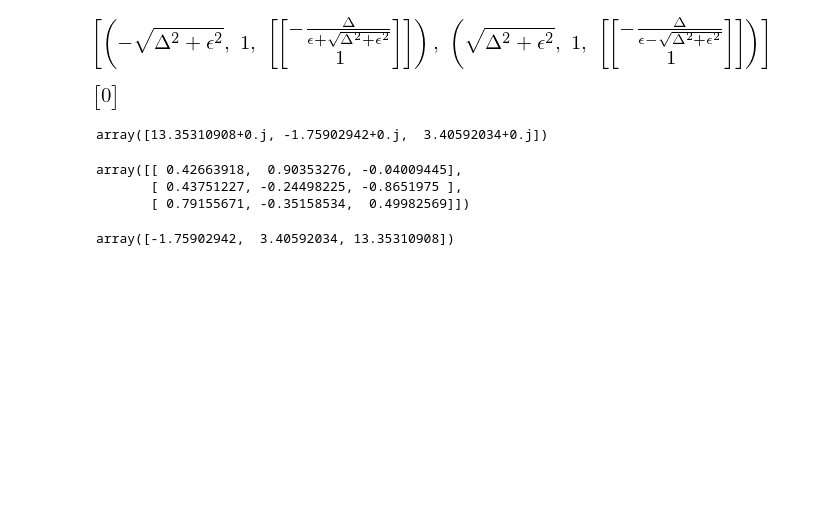
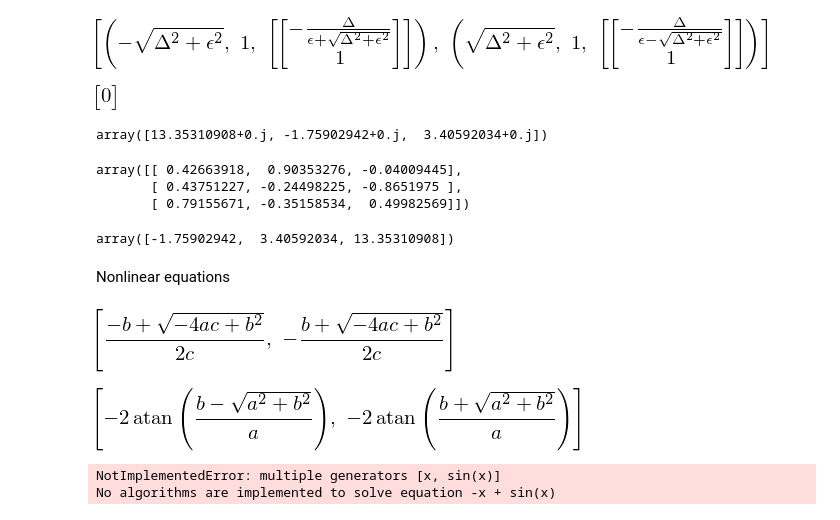
Before and after one commit to SamMachariaPhD/Numerical_Python, a Jupyter notebook: Chapter 5 -- Equation Solving.ipynb, the cells around one changed output. Drawn from its saved outputs; the diff is of its cells as text; code cells hidden in the pictures; blank space fills up the shorter version.

```diff
--- a/Chapter 5 -- Equation Solving.ipynb
+++ b/Chapter 5 -- Equation Solving.ipynb
@@ -267,3 +267,19 @@ array([[ 0.42663918,  0.90353276, -0.04009445],
 la.eigvalsh(A)
 # %% [output]
 array([-1.75902942,  3.40592034, 13.35310908])
+# %% [markdown]
+Nonlinear equations
+# %%
+x,a,b,c = sympy.symbols("x,a,b,c")
+sympy.solve(a+b*x+c*x**2,x)
+# %% [output]
+[figure, added]
+# %%
+sympy.solve(a*sympy.cos(x)-b*sympy.sin(x),x)
+# %% [output]
+[figure, added]
+# %%
+sympy.solve(sympy.sin(x)-x,x)
+# %% [output]
+NotImplementedError: multiple generators [x, sin(x)]
+No algorithms are implemented to solve equation -x + sin(x)
```
Also changed, not shown: parts of 6 cells of this notebook.
